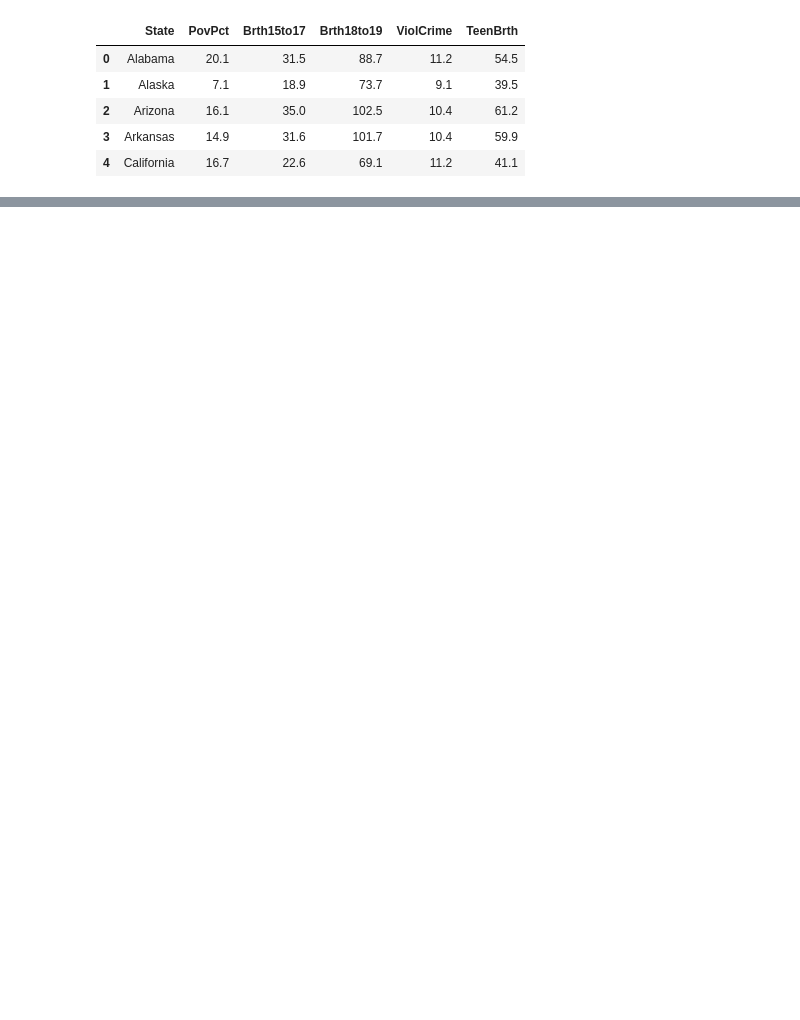
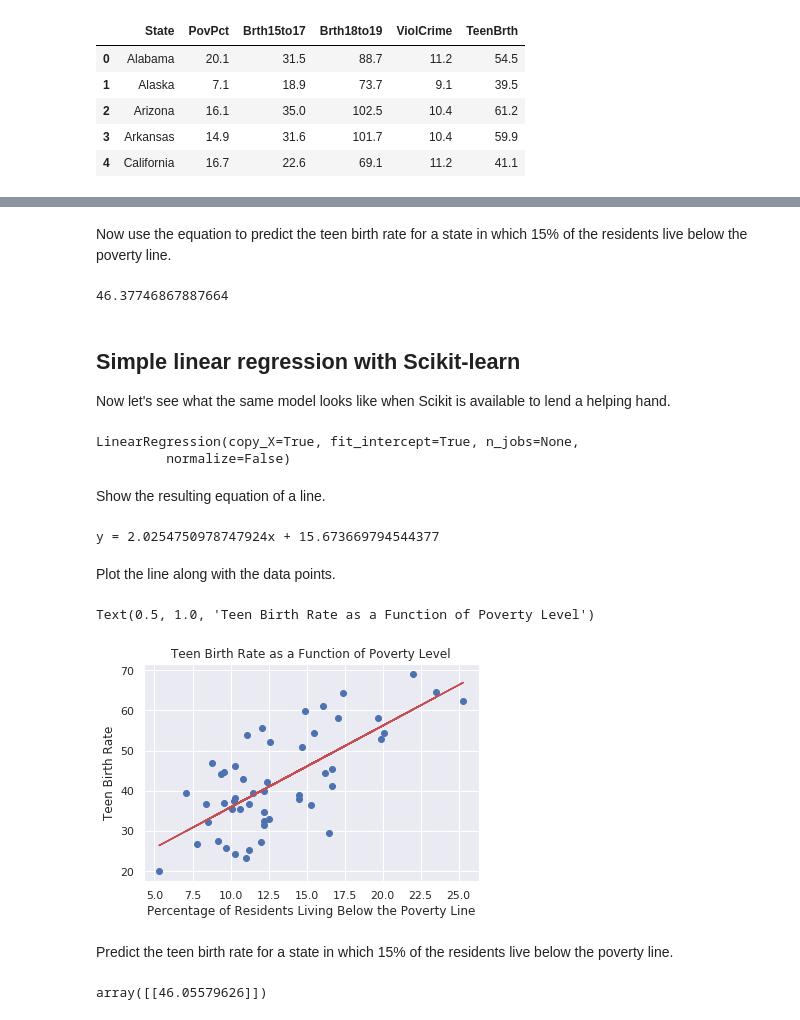
Before and after one commit to jeffprosise/Machine-Learning, a Jupyter notebook: Simple Linear Regression.ipynb, the cells around one changed output, grey strips where cells are left out. Drawn from its saved outputs; the diff is of its cells as text; code cells hidden in the pictures; blank space fills up the shorter version.

```diff
--- a/Simple Linear Regression.ipynb
+++ b/Simple Linear Regression.ipynb
@@ -71,0 +83,46 @@ plt.show()
+# %% [markdown]
+Now use the equation to predict the teen birth rate for a state in which 15% of the residents live below the poverty line.
+# %%
+(m * 15.0) + b
+# %% [output]
+46.37746867887664
+# %% [markdown]
+## Simple linear regression with Scikit-learn
+
+Now let's see what the same model looks like when Scikit is available to lend a helping hand.
+# %%
+from sklearn.linear_model import LinearRegression
+
+x = df[['PovPct']]
+y = df[['TeenBrth']]
+
+model = LinearRegression()
+model.fit(x, y)
+# %% [output]
+LinearRegression(copy_X=True, fit_intercept=True, n_jobs=None,
+         normalize=False)
+# %% [markdown]
+Show the resulting equation of a line.
+# %%
+m = model.coef_[0][0]
+b = model.intercept_[0]
+print('y = ' + str(m) + 'x + ' + str(b))
+# %% [output]
+y = 2.0254750978747924x + 15.673669794544377
+# %% [markdown]
+Plot the line along with the data points.
+# %%
+plt.scatter(x, y)
+plt.plot(x, (m * x) + b, color='r')
+plt.xlabel('Percentage of Residents Living Below the Poverty Line')
+plt.ylabel('Teen Birth Rate')
+plt.title('Teen Birth Rate as a Function of Poverty Level')
+# %% [output]
+Text(0.5, 1.0, 'Teen Birth Rate as a Function of Poverty Level')
+[figure, added]
+# %% [markdown]
+Predict the teen birth rate for a state in which 15% of the residents live below the poverty line.
+# %%
+model.predict([[15.0]])
+# %% [output]
+array([[46.05579626]])
```
Also changed, not shown: parts of 12 cells of this notebook, 1 other file.
